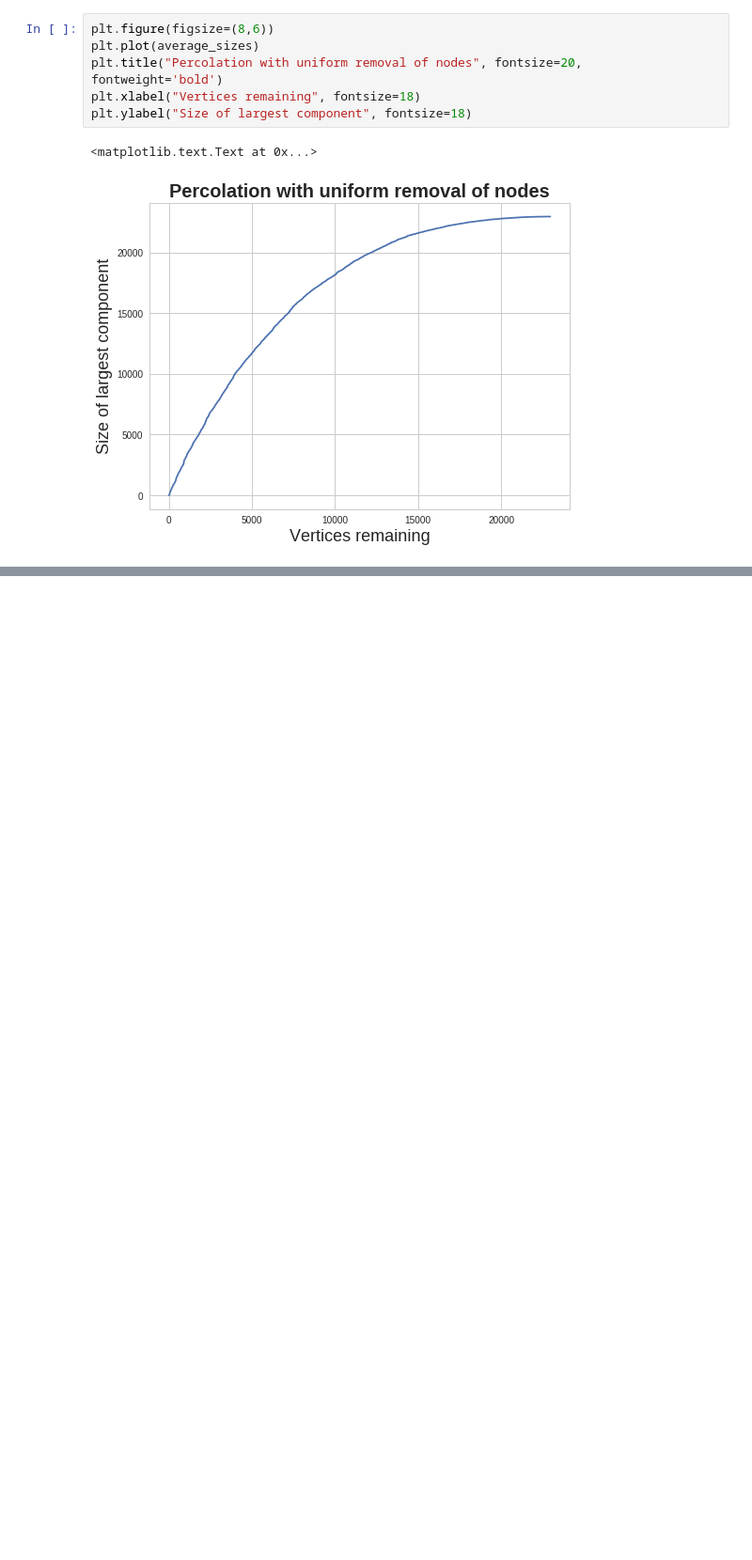
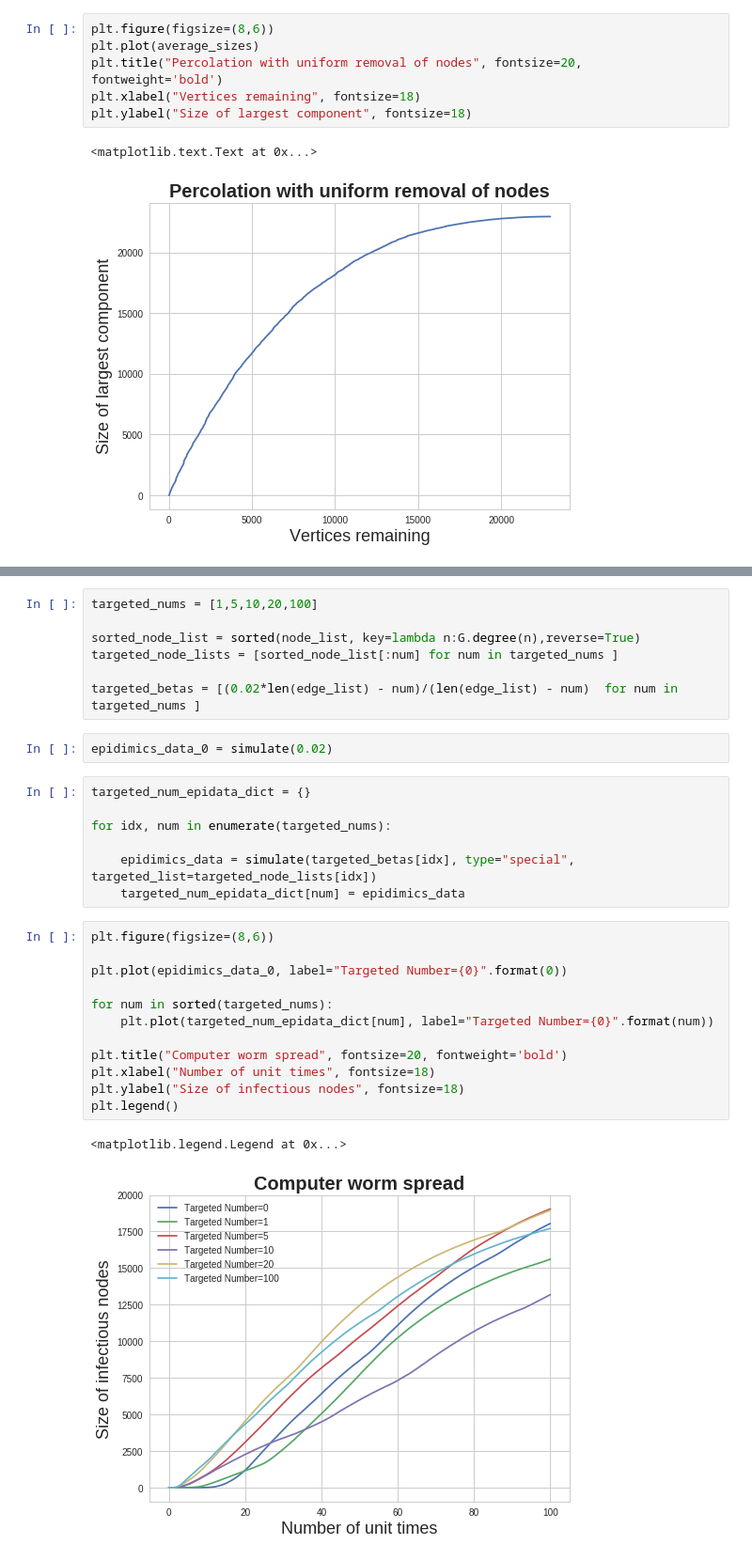
Before and after one commit to DoubleBite/Network-Science-Homeworks, a Jupyter notebook: 作業四/homework.ipynb, the cells around one changed output, grey strips where cells are left out. Shown at 94% size. Drawn from its saved outputs; the diff is of its cells as text; blank space fills up the shorter version.

```diff
--- a/作業四/homework.ipynb
+++ b/作業四/homework.ipynb
@@ -124,0 +256,31 @@ array([ 4.,  4.,  4.])
+# %%
+targeted_nums = [1,5,10,20,100]
+
+sorted_node_list = sorted(node_list, key=lambda n:G.degree(n),reverse=True)
+targeted_node_lists = [sorted_node_list[:num] for num in targeted_nums ]
+
+targeted_betas = [(0.02*len(edge_list) - num)/(len(edge_list) - num)  for num in targeted_nums ]
+# %%
+epidimics_data_0 = simulate(0.02)
+# %%
+targeted_num_epidata_dict = {}
+
+for idx, num in enumerate(targeted_nums):
+
+    epidimics_data = simulate(targeted_betas[idx], type="special", targeted_list=targeted_node_lists[idx])
+    targeted_num_epidata_dict[num] = epidimics_data
+# %%
+plt.figure(figsize=(8,6))
+
+plt.plot(epidimics_data_0, label="Targeted Number={0}".format(0))
+
+for num in sorted(targeted_nums):
+    plt.plot(targeted_num_epidata_dict[num], label="Targeted Number={0}".format(num))
+
+plt.title("Computer worm spread", fontsize=20, fontweight='bold')
+plt.xlabel("Number of unit times", fontsize=18)
+plt.ylabel("Size of infectious nodes", fontsize=18)
+plt.legend()
+# %% [output]
+<matplotlib.legend.Legend at 0x...>
+[figure, added]
```
Also changed, not shown: parts of 20 cells of this notebook.
